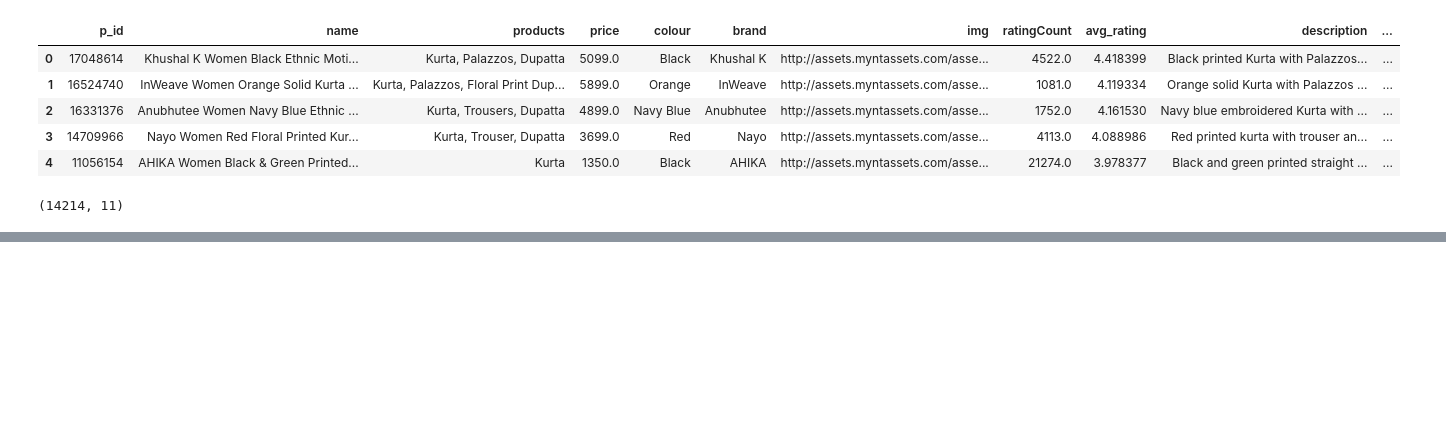
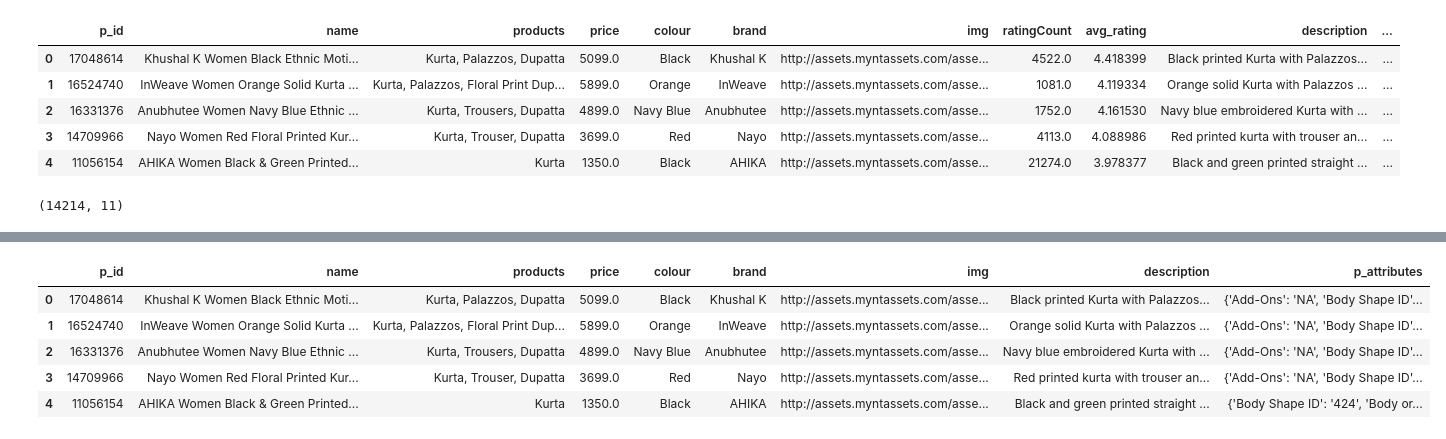
Before and after one commit to pkhlingam09/Fashion-Search-AI, a Jupyter notebook: Fashion_Search.ipynb, the cells around one changed output, grey strips where cells are left out. Cells and saved outputs as stored; diff of their text form; code cells hidden in the pictures; blank space fills up the shorter version.

```diff
--- a/Fashion_Search.ipynb
+++ b/Fashion_Search.ipynb
@@ -43,0 +97,2 @@ df.shape
+# %%
+df.drop(["ratingCount", "avg_rating"], axis=1, inplace=True)
@@ -43,0 +122,9 @@ df.shape
+# %%
+df.head()
+# %% [output]
+|  | p_id | name | products | price | colour | brand | img | description | p_attributes |
+| 0 | 17048614 | Khushal K Women Black Ethnic Moti... | Kurta, Palazzos, Dupatta | 5099.0 | Black | Khushal K | http://assets.myntassets.com/asse... | Black printed Kurta with Palazzos... | {'Add-Ons': 'NA', 'Body Shape ID'... |
+| 1 | 16524740 | InWeave Women Orange Solid Kurta ... | Kurta, Palazzos, Floral Print Dup... | 5899.0 | Orange | InWeave | http://assets.myntassets.com/asse... | Orange solid Kurta with Palazzos ... | {'Add-Ons': 'NA', 'Body Shape ID'... |
+| 2 | 16331376 | Anubhutee Women Navy Blue Ethnic ... | Kurta, Trousers, Dupatta | 4899.0 | Navy Blue | Anubhutee | http://assets.myntassets.com/asse... | Navy blue embroidered Kurta with ... | {'Add-Ons': 'NA', 'Body Shape ID'... |
+| 3 | 14709966 | Nayo Women Red Floral Printed Kur... | Kurta, Trouser, Dupatta | 3699.0 | Red | Nayo | http://assets.myntassets.com/asse... | Red printed kurta with trouser an... | {'Add-Ons': 'NA', 'Body Shape ID'... |
+| 4 | 11056154 | AHIKA Women Black & Green Printed... | Kurta | 1350.0 | Black | AHIKA | http://assets.myntassets.com/asse... | Black and green printed straight ... | {'Body Shape ID': '424', 'Body or... |
```
Also changed, not shown: parts of 8 cells of this notebook.
